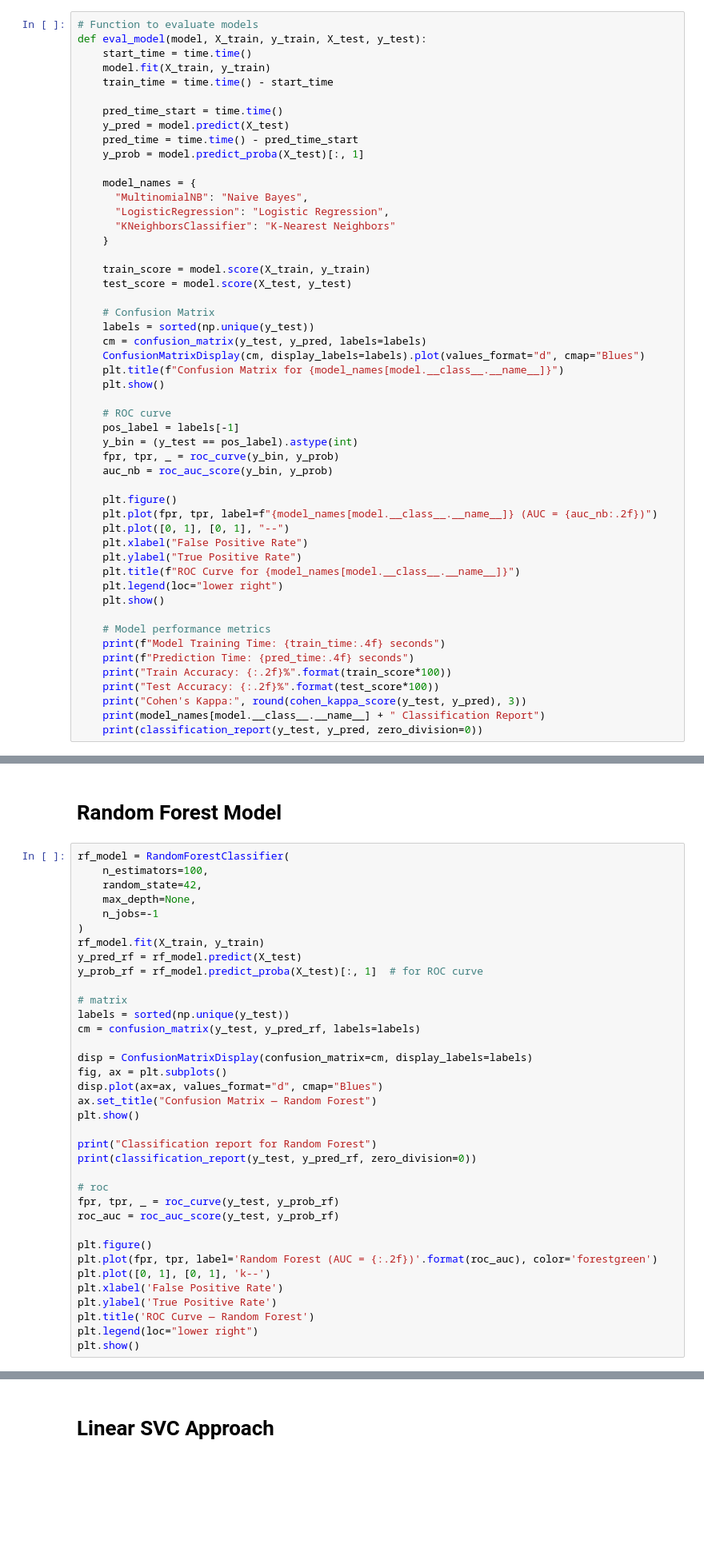
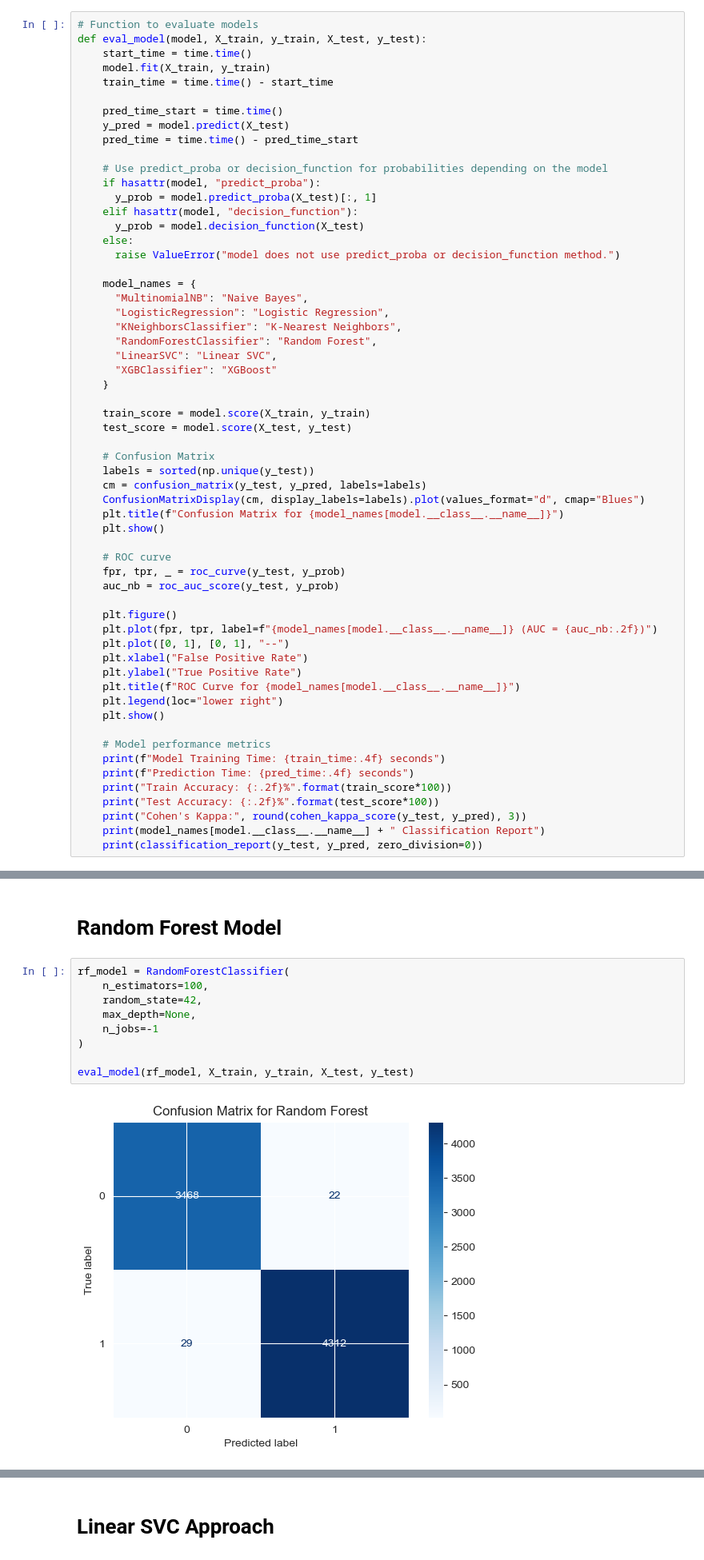
Before and after one commit to devKomori/machine-learning-fraud-analysis, a Jupyter notebook: final_project.ipynb, the cells around one changed output, grey strips where cells are left out. Shown at 80% size. Drawn from its saved outputs; the diff is of its cells as text; blank space fills up the shorter version.

Commit message:
Updated the evaluation function and the other models to use the eval function

```diff
--- a/final_project.ipynb
+++ b/final_project.ipynb
@@ -153,12 +196,22 @@ def eval_model(model, X_train, y_train, X_test, y_test):
     pred_time_start = time.time()
     y_pred = model.predict(X_test)
     pred_time = time.time() - pred_time_start
-    y_prob = model.predict_proba(X_test)[:, 1]
+
+    # Use predict_proba or decision_function for probabilities depending on the model
+    if hasattr(model, "predict_proba"):
+      y_prob = model.predict_proba(X_test)[:, 1]
+    elif hasattr(model, "decision_function"):
+      y_prob = model.decision_function(X_test)
+    else:
+      raise ValueError("model does not use predict_proba or decision_function method.")
 
     model_names = {
       "MultinomialNB": "Naive Bayes",
       "LogisticRegression": "Logistic Regression",
-      "KNeighborsClassifier": "K-Nearest Neighbors"
+      "KNeighborsClassifier": "K-Nearest Neighbors",
+      "RandomForestClassifier": "Random Forest",
+      "LinearSVC": "Linear SVC",
+      "XGBClassifier": "XGBoost"
     }
 
     train_score = model.score(X_train, y_train)
@@ -172,10 +225,8 @@ def eval_model(model, X_train, y_train, X_test, y_test):
     plt.show()
 
     # ROC curve
-    pos_label = labels[-1]
-    y_bin = (y_test == pos_label).astype(int)
-    fpr, tpr, _ = roc_curve(y_bin, y_prob)
-    auc_nb = roc_auc_score(y_bin, y_prob)
+    fpr, tpr, _ = roc_curve(y_test, y_prob)
+    auc_nb = roc_auc_score(y_test, y_prob)
 
     plt.figure()
     plt.plot(fpr, tpr, label=f"{model_names[model.__class__.__name__]} (AUC = {auc_nb:.2f})")
@@ -220,36 +322,11 @@ These results show that the model works really well in both detexting phishing a
 # %%
 rf_model = RandomForestClassifier(
     n_estimators=100,
     random_state=42,
     max_depth=None,
     n_jobs=-1
 )
-rf_model.fit(X_train, y_train)
-y_pred_rf = rf_model.predict(X_test)
-y_prob_rf = rf_model.predict_proba(X_test)[:, 1]  # for ROC curve
 
-# matrix
-labels = sorted(np.unique(y_test))
-cm = confusion_matrix(y_test, y_pred_rf, labels=labels)
-
-disp = ConfusionMatrixDisplay(confusion_matrix=cm, display_labels=labels)
-fig, ax = plt.subplots()
-disp.plot(ax=ax, values_format="d", cmap="Blues")
-ax.set_title("Confusion Matrix — Random Forest")
-plt.show()
-
-print("Classification report for Random Forest")
-print(classification_report(y_test, y_pred_rf, zero_division=0))
-
-# roc
-fpr, tpr, _ = roc_curve(y_test, y_prob_rf)
-roc_auc = roc_auc_score(y_test, y_prob_rf)
-
-plt.figure()
-plt.plot(fpr, tpr, label='Random Forest (AUC = {:.2f})'.format(roc_auc), color='forestgreen')
-plt.plot([0, 1], [0, 1], 'k--')
-plt.xlabel('False Positive Rate')
-plt.ylabel('True Positive Rate')
-plt.title('ROC Curve — Random Forest')
-plt.legend(loc="lower right")
-plt.show()
+eval_model(rf_model, X_train, y_train, X_test, y_test)
+# %% [output]
+[figure, added]
```
Also changed, not shown: parts of 11 cells of this notebook.
